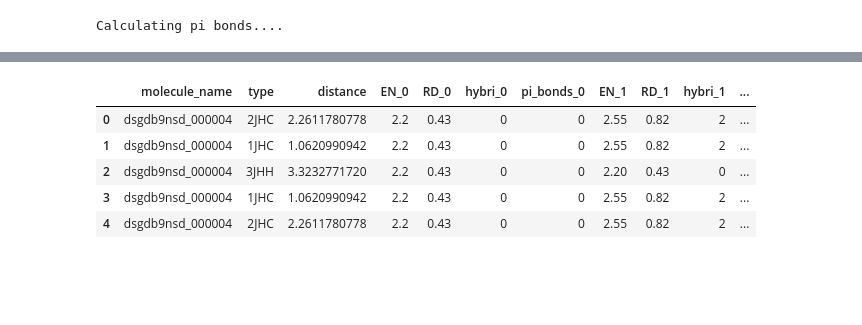
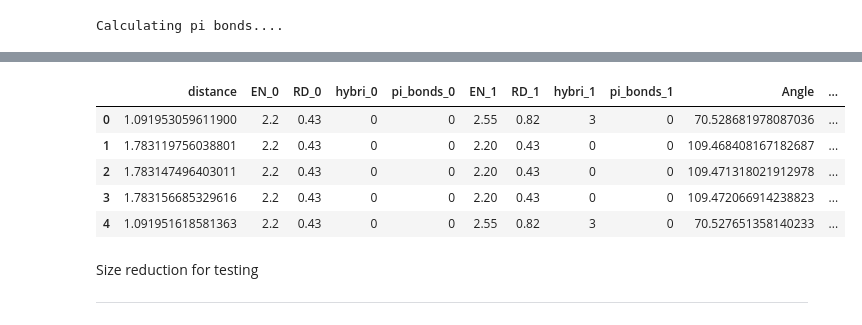
Before and after one commit to samir539/cycleThree, a Jupyter notebook: lightTrial.ipynb, the cells around one changed output, grey strips where cells are left out. Saved outputs shown, nothing was run; the diff lists cells and outputs as text; code cells hidden in the pictures; blank space fills up the shorter version.

```diff
--- a/lightTrial.ipynb
+++ b/lightTrial.ipynb
@@ -453,9 +474,9 @@ def add_cos_features(df):
 
 
 # File paths
-train_path = r"C:\Users\xamir\Documents\UROP19\DataSets\train.csv"
-structures_path = r"C:\Users\xamir\Documents\UROP19\DataSets\structures.csv"
-test_path = r"C:\Users\xamir\Documents\UROP19\DataSets\test.csv"
+train_path = r"\\icnas1.cc.ic.ac.uk\sc9018\Desktop\machineLearning19\predicting properties\train.csv"
+structures_path = r"\\icnas1.cc.ic.ac.uk\sc9018\Desktop\machineLearning19\predicting properties\structures.csv"
+test_path = r"\\icnas1.cc.ic.ac.uk\sc9018\Desktop\machineLearning19\predicting properties\test.csv"
 
 # read data from local address
 train_df_full = pd.read_csv(train_path, index_col=0)
@@ -557,0 +572,12 @@ X.head()
+# %%
+def prepData(dataFrame):
+    dataFrame.drop(["molecule_name"], axis = 1)
+    a = pd.get_dummies(dataFrame.type)
+    dataFrame = pd.concat([dataFrame, a], axis = 'columns')
+    dataFrame = dataFrame.drop("type", axis = 1)
+
+    return dataFrame
+# %%
+X_final = prepData(X)
+# %%
+X_final = X_final.drop(["molecule_name"], axis = 1)
@@ -558,9 +588,9 @@ X.head()
 # %%
-X_test.head()
+X_final.head()
 # %% [output]
-|  | molecule_name | type | distance | EN_0 | RD_0 | hybri_0 | pi_bonds_0 | EN_1 | RD_1 | hybri_1 | ... |
-| 0 | dsgdb9nsd_000004 | 2JHC | 2.2611780778 | 2.2 | 0.43 | 0 | 0 | 2.55 | 0.82 | 2 | ... |
-| 1 | dsgdb9nsd_000004 | 1JHC | 1.0620990942 | 2.2 | 0.43 | 0 | 0 | 2.55 | 0.82 | 2 | ... |
-| 2 | dsgdb9nsd_000004 | 3JHH | 3.3232771720 | 2.2 | 0.43 | 0 | 0 | 2.20 | 0.43 | 0 | ... |
-| 3 | dsgdb9nsd_000004 | 1JHC | 1.0620990942 | 2.2 | 0.43 | 0 | 0 | 2.55 | 0.82 | 2 | ... |
-| 4 | dsgdb9nsd_000004 | 2JHC | 2.2611780778 | 2.2 | 0.43 | 0 | 0 | 2.55 | 0.82 | 2 | ... |
+|  | distance | EN_0 | RD_0 | hybri_0 | pi_bonds_0 | EN_1 | RD_1 | hybri_1 | pi_bonds_1 | Angle | ... |
+| 0 | 1.091953059611900 | 2.2 | 0.43 | 0 | 0 | 2.55 | 0.82 | 3 | 0 | 70.528681978087036 | ... |
+| 1 | 1.783119756038801 | 2.2 | 0.43 | 0 | 0 | 2.20 | 0.43 | 0 | 0 | 109.468408167182687 | ... |
+| 2 | 1.783147496403011 | 2.2 | 0.43 | 0 | 0 | 2.20 | 0.43 | 0 | 0 | 109.471318021912978 | ... |
+| 3 | 1.783156685329616 | 2.2 | 0.43 | 0 | 0 | 2.20 | 0.43 | 0 | 0 | 109.472066914238823 | ... |
+| 4 | 1.091951618581363 | 2.2 | 0.43 | 0 | 0 | 2.55 | 0.82 | 3 | 0 | 70.527651358140233 | ... |
@@ -570,0 +597,5 @@ X_test = X_test.drop(["molecule_name", "type"], axis = 1)
+# %% [markdown]
+Size reduction for testing
+
+
+-----
```
Also changed, not shown: parts of 47 cells of this notebook.
